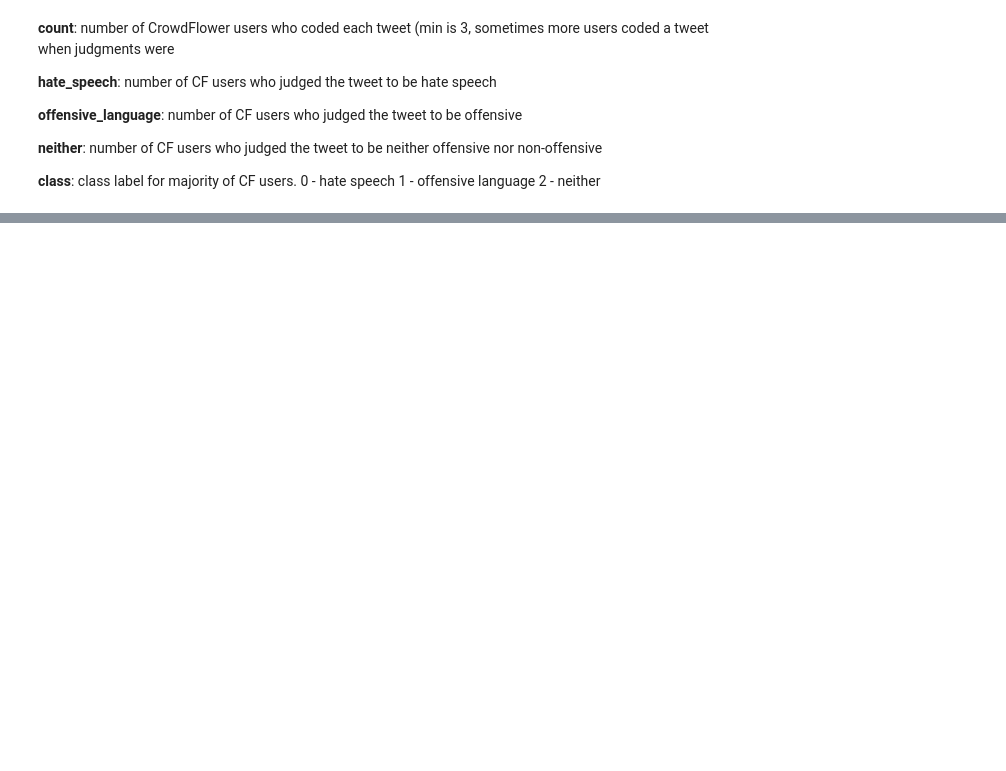
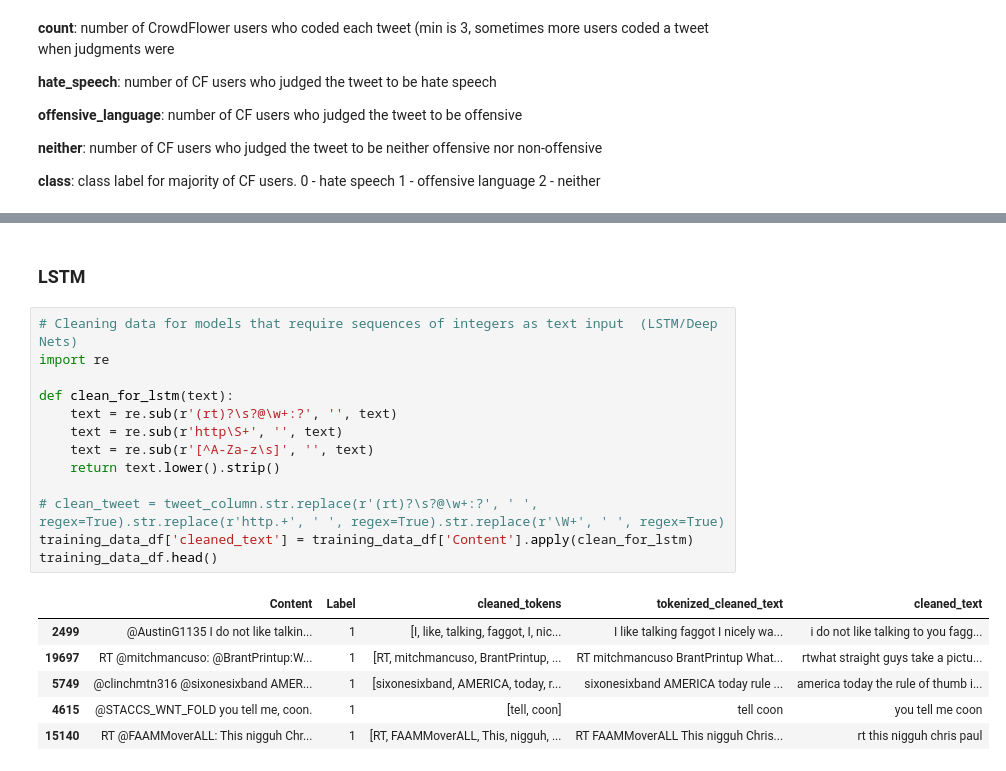
Before and after one commit to abigailxcal/PostModeration, a Jupyter notebook: training.ipynb, the cells around one changed output, grey strips where cells are left out. Drawn from its saved outputs; the diff is of its cells as text; blank space fills up the shorter version.

Commit message:
svm and lstm training

```diff
--- a/training.ipynb
+++ b/training.ipynb
@@ -208,0 +385,22 @@ TF-IDF shape: (27000, 32988)
+# %% [markdown]
+### LSTM
+# %%
+# Cleaning data for models that require sequences of integers as text input  (LSTM/Deep Nets)
+import re
+
+def clean_for_lstm(text):
+    text = re.sub(r'(rt)?\s?@\w+:?', '', text)
+    text = re.sub(r'http\S+', '', text)
+    text = re.sub(r'[^A-Za-z\s]', '', text)
+    return text.lower().strip()
+
+# clean_tweet = tweet_column.str.replace(r'(rt)?\s?@\w+:?', ' ', regex=True).str.replace(r'http.+', ' ', regex=True).str.replace(r'\W+', ' ', regex=True)
+training_data_df['cleaned_text'] = training_data_df['Content'].apply(clean_for_lstm)
+training_data_df.head()
+# %% [output]
+|  | Content | Label | cleaned_tokens | tokenized_cleaned_text | cleaned_text |
+| 2499 | @AustinG1135 I do not like talkin... | 1 | [I, like, talking, faggot, I, nic... | I like talking faggot I nicely wa... | i do not like talking to you fagg... |
+| 19697 | RT @mitchmancuso: @BrantPrintup:W... | 1 | [RT, mitchmancuso, BrantPrintup, ... | RT mitchmancuso BrantPrintup What... | rtwhat straight guys take a pictu... |
+| 5749 | @clinchmtn316 @sixonesixband AMER... | 1 | [sixonesixband, AMERICA, today, r... | sixonesixband AMERICA today rule ... | america today the rule of thumb i... |
+| 4615 | @STACCS_WNT_FOLD you tell me, coon. | 1 | [tell, coon] | tell coon | you tell me coon |
+| 15140 | RT @FAAMMoverALL: This nigguh Chr... | 1 | [RT, FAAMMoverALL, This, nigguh, ... | RT FAAMMoverALL This nigguh Chris... | rt this nigguh chris paul |
```
Also changed, not shown: parts of 18 cells of this notebook.
